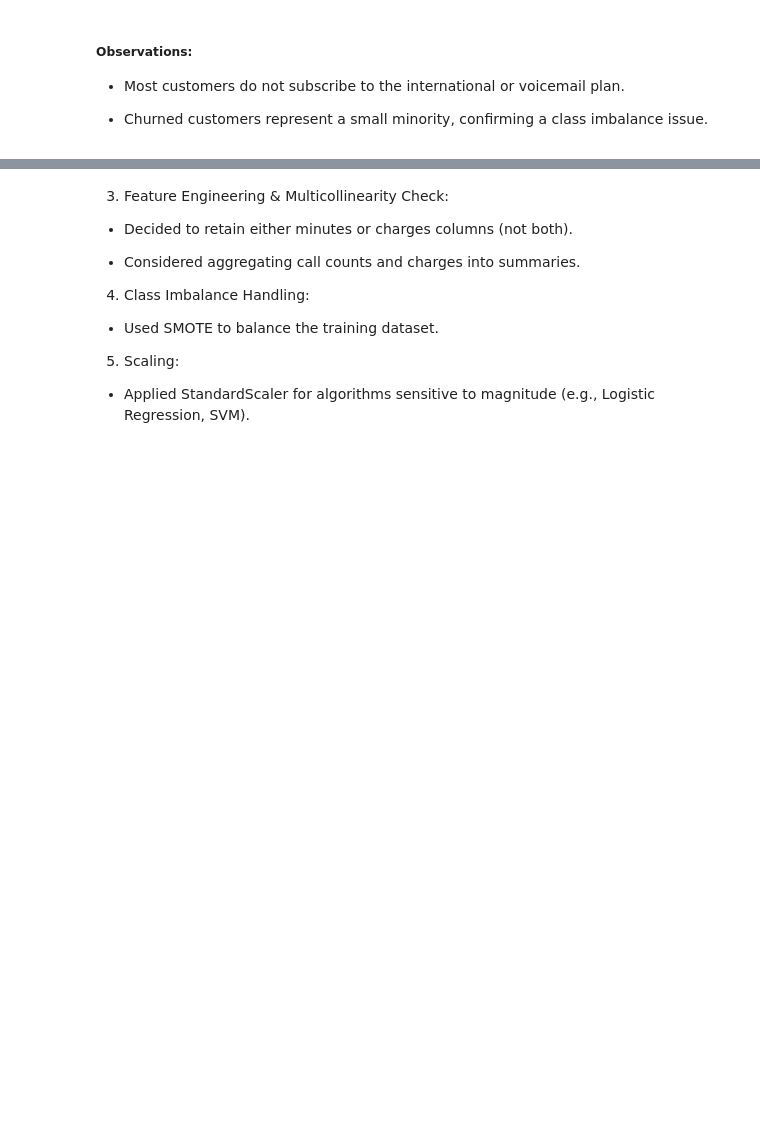
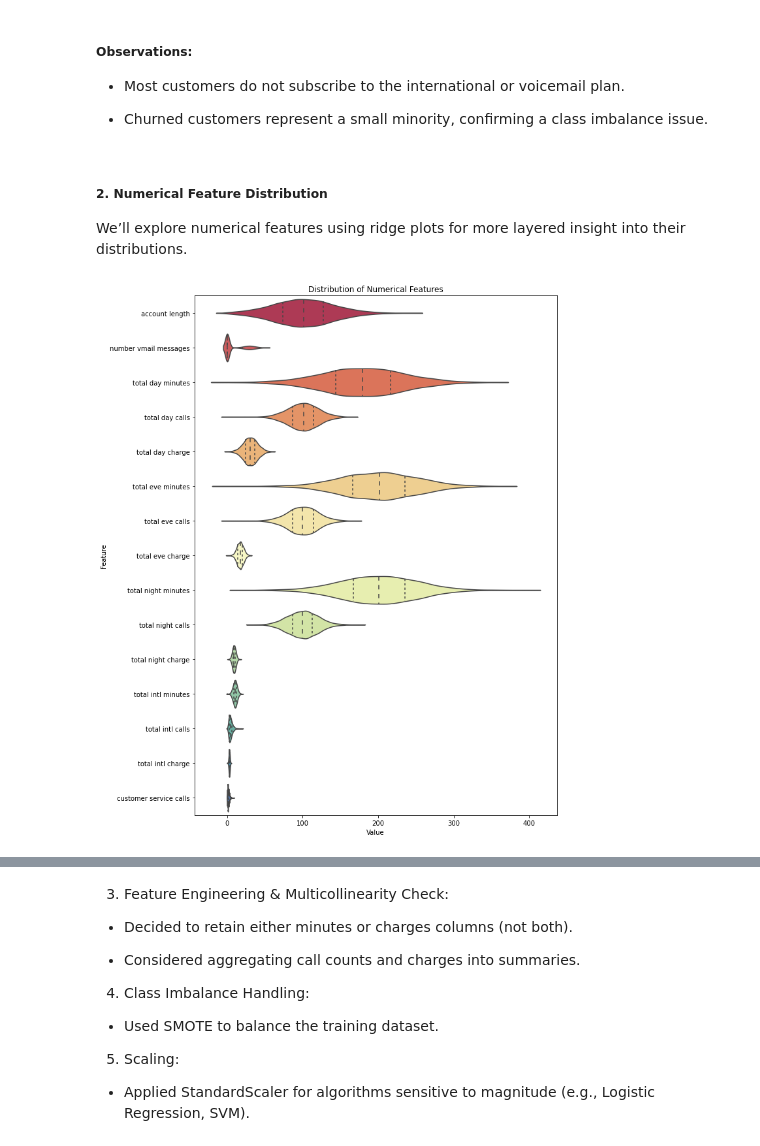
Before and after one commit to Shemnderitu/SyriaTel-Customer-Churn-Project, a Jupyter notebook: churn_prediction.ipynb, the cells around one changed output, grey strips where cells are left out. Drawn from its saved outputs; the diff is of its cells as text; code cells hidden in the pictures; blank space fills up the shorter version.

Commit message:
Numerical Feature Distribution

```diff
--- a/churn_prediction.ipynb
+++ b/churn_prediction.ipynb
@@ -209,3 +209,22 @@ plt.show()
 - Most customers do not subscribe to the international or voicemail plan.
 
 - Churned customers represent a small minority, confirming a class imbalance issue.
+# %% [markdown]
+##### 2. Numerical Feature Distribution
+
+We’ll explore numerical features using ridge plots for more layered insight into their distributions.
+# %%
+
+# Exclude some non-numeric columns and target
+num_columns = df.drop(columns=['phone number', 'state', 'churn', 'international plan', 'voice mail plan'], errors='ignore').select_dtypes(include=['int64', 'float64']).columns
+
+# Create a melt DataFrame for seaborn
+df_melted = df[num_columns].melt(var_name='Feature', value_name='Value')
+
+plt.figure(figsize=(10, 12))
+sns.violinplot(data=df_melted, x='Value', y='Feature', palette='Spectral', scale='width', inner='quartile')
+plt.title('Distribution of Numerical Features')
+plt.tight_layout()
+plt.show()
+# %% [output]
+[figure, added]
```
Also changed, not shown: parts of 1 cell of this notebook.
